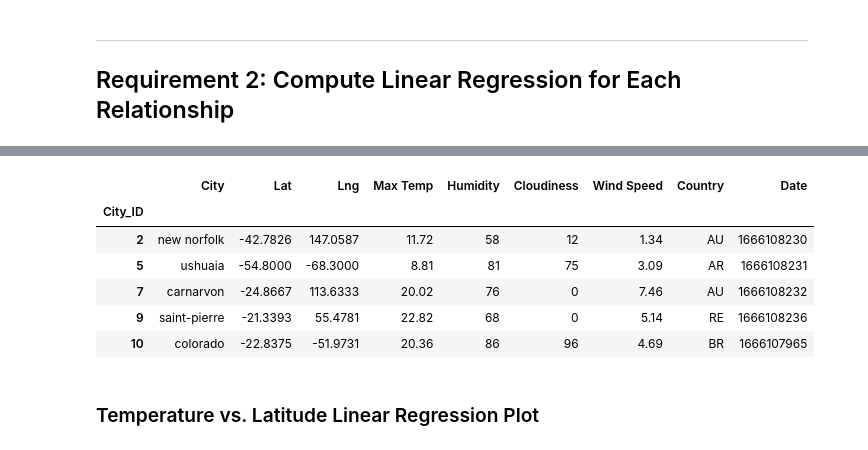
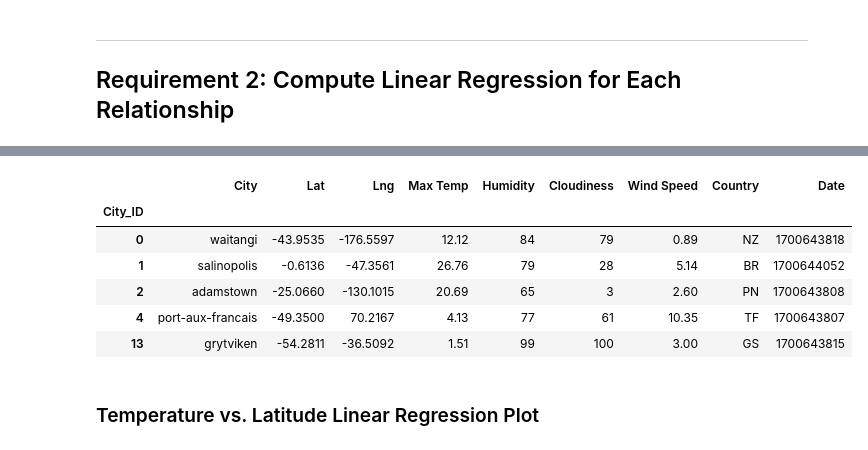
Before and after one commit to NidaB-C/python_api_challenge, a Jupyter notebook: WeatherPy/WeatherPy.ipynb, the cells around one changed output, grey strips where cells are left out. Drawn from its saved outputs; the diff is of its cells as text; code cells hidden in the pictures.

```diff
--- a/WeatherPy/WeatherPy.ipynb
+++ b/WeatherPy/WeatherPy.ipynb
@@ -273,16 +297,16 @@ northern_hemi_df.head()
 # %%
 # Create a DataFrame with the Southern Hemisphere data (Latitude < 0)
-# YOUR CODE HERE
+southern_hemi_df = city_data_df.loc[city_data_df["Lat"] < 0, :]
 
 # Display sample data
 southern_hemi_df.head()
 # %% [output]
 |  | City | Lat | Lng | Max Temp | Humidity | Cloudiness | Wind Speed | Country | Date |
 | City_ID |  |  |  |  |  |  |  |  |  |
-| 2 | new norfolk | -42.7826 | 147.0587 | 11.72 | 58 | 12 | 1.34 | AU | 1666108230 |
-| 5 | ushuaia | -54.8000 | -68.3000 | 8.81 | 81 | 75 | 3.09 | AR | 1666108231 |
-| 7 | carnarvon | -24.8667 | 113.6333 | 20.02 | 76 | 0 | 7.46 | AU | 1666108232 |
-| 9 | saint-pierre | -21.3393 | 55.4781 | 22.82 | 68 | 0 | 5.14 | RE | 1666108236 |
-| 10 | colorado | -22.8375 | -51.9731 | 20.36 | 86 | 96 | 4.69 | BR | 1666107965 |
+| 0 | waitangi | -43.9535 | -176.5597 | 12.12 | 84 | 79 | 0.89 | NZ | 1700643818 |
+| 1 | salinopolis | -0.6136 | -47.3561 | 26.76 | 79 | 28 | 5.14 | BR | 1700644052 |
+| 2 | adamstown | -25.0660 | -130.1015 | 20.69 | 65 | 3 | 2.60 | PN | 1700643808 |
+| 4 | port-aux-francais | -49.3500 | 70.2167 | 4.13 | 77 | 61 | 10.35 | TF | 1700643807 |
+| 13 | grytviken | -54.2811 | -36.5092 | 1.51 | 99 | 100 | 3.00 | GS | 1700643815 |
 # %% [markdown]
 ###  Temperature vs. Latitude Linear Regression Plot
```
Also changed, not shown: parts of 36 cells of this notebook, 5 other files.
